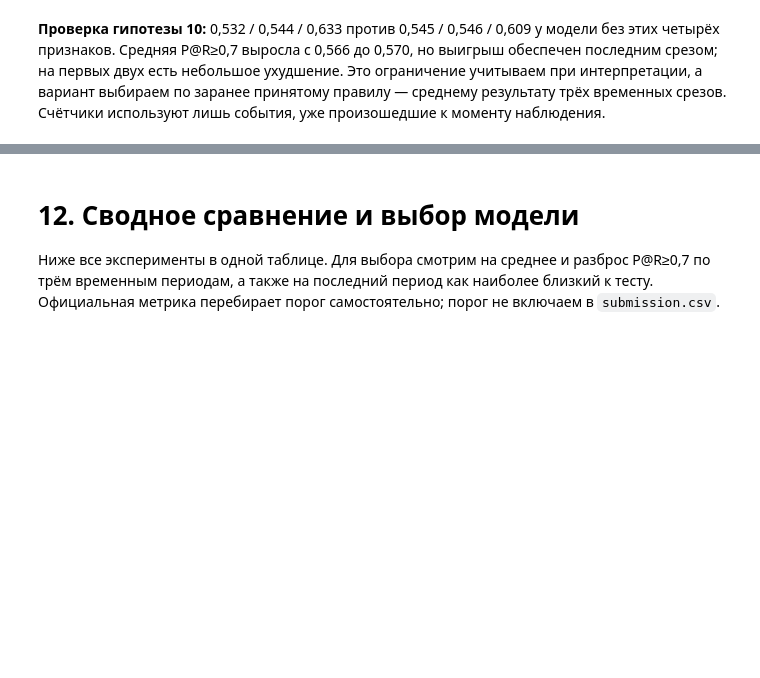
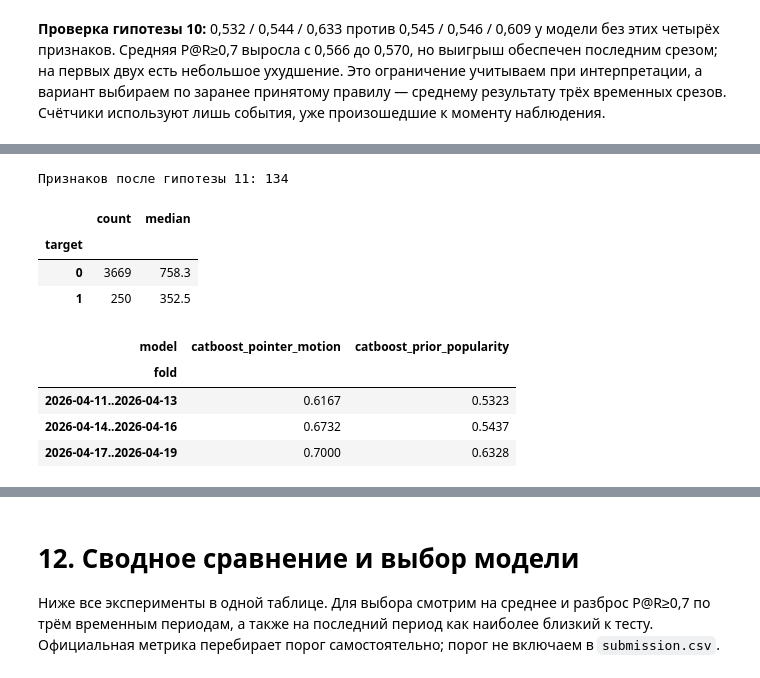
Before and after one commit to HardDimas24/bot-detection-challenge, a Jupyter notebook: solution.ipynb, the cells around one changed output, grey strips where cells are left out. Drawn from its saved outputs; the diff is of its cells as text; code cells hidden in the pictures; blank space fills up the shorter version.

```diff
--- a/solution.ipynb
+++ b/solution.ipynb
@@ -1038,0 +1058,52 @@ display(results_for('catboost_sequence', 'catboost_prior_popularity'))
+# %%
+def add_pointer_motion_features(features: pd.DataFrame,
+                                pointer: pd.DataFrame) -> pd.DataFrame:
+    out = features.copy()
+    group = pointer.groupby('cookie_id')
+    out['pointer_move_count'] = group.size()
+    out['pointer_dist_median'] = group.pointer_distance.median()
+    out['pointer_dist_mean'] = group.pointer_distance.mean()
+    out['pointer_dist_p90'] = group.pointer_distance.quantile(0.9)
+    out['pointer_dist_cv'] = (
+        group.pointer_distance.std() / (group.pointer_distance.mean() + 1)
+    )
+    out['pointer_dist_le_300_share'] = (
+        pointer.pointer_distance.le(300).groupby(pointer.cookie_id).mean()
+    )
+    out['pointer_dist_ge_1000_share'] = (
+        pointer.pointer_distance.ge(1000).groupby(pointer.cookie_id).mean()
+    )
+    out['pointer_speed_median'] = group.pointer_speed.median()
+    out['pointer_speed_p90'] = group.pointer_speed.quantile(0.9)
+    return out
+
+pointer_events = prepare_pointer_motion(train, test, events)
+pointer_features = add_pointer_motion_features(popularity_features, pointer_events)
+print('Признаков после гипотезы 11:', pointer_features.shape[1])
+# %% [output]
+Признаков после гипотезы 11: 134
+# %%
+pointer_diagnostic = pd.DataFrame({
+    'target': train.target.to_numpy(),
+    'distance': pointer_features.loc[train.cookie_id, 'pointer_dist_median'].to_numpy(),
+})
+display(pointer_diagnostic.groupby('target').distance.agg(['count', 'median']).round(1))
+# %% [output]
+|  | count | median |
+| target |  |  |
+| 0 | 3669 | 758.3 |
+| 1 | 250 | 352.5 |
+# %%
+x_pointer = pointer_features.loc[train.cookie_id]
+for fold, (fit, valid) in fold_data.items():
+    model = catboost_model()
+    model.fit(x_pointer.loc[fit], y[fit], cat_features=list(CAT_COLUMNS))
+    register('catboost_pointer_motion', fold, y[valid],
+             model.predict_proba(x_pointer.loc[valid])[:, 1])
+display(results_for('catboost_prior_popularity', 'catboost_pointer_motion'))
+# %% [output]
+| model | catboost_pointer_motion | catboost_prior_popularity |
+| fold |  |  |
+| 2026-04-11..2026-04-13 | 0.6167 | 0.5323 |
+| 2026-04-14..2026-04-16 | 0.6732 | 0.5437 |
+| 2026-04-17..2026-04-19 | 0.7000 | 0.6328 |
```
Also changed, not shown: parts of 9 cells of this notebook, 2 other files.
